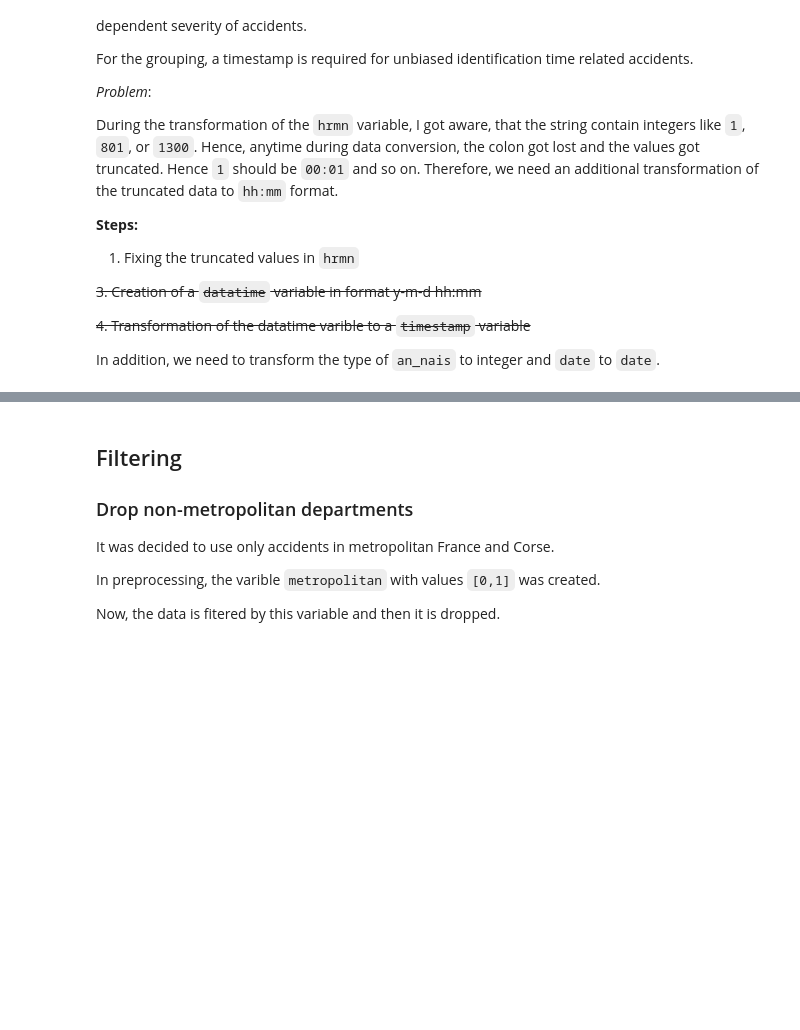
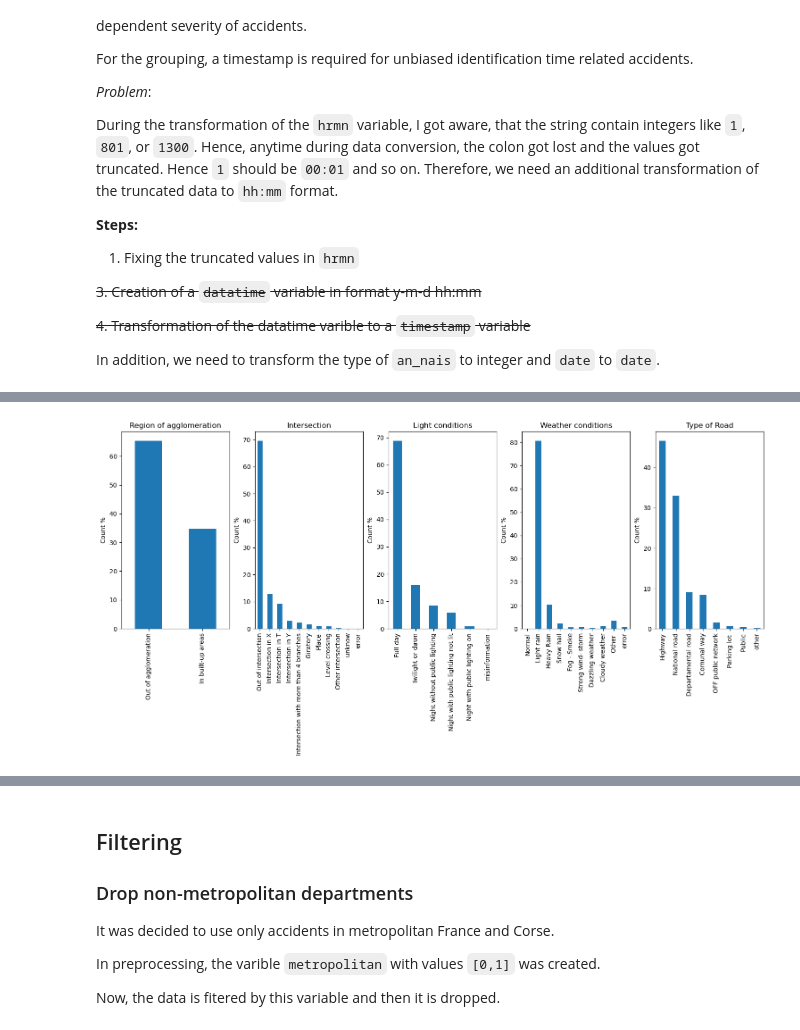
Before and after one commit to tiagoru/Road_accidents_france, a Jupyter notebook: Final_Notebook_2_data_cleaning_imputation_encoding.ipynb, the cells around one changed output, grey strips where cells are left out. Saved outputs shown, nothing was run; the diff lists cells and outputs as text; code cells hidden in the pictures; blank space fills up the shorter version.

```diff
--- a/Final_Notebook_2_data_cleaning_imputation_encoding.ipynb
+++ b/Final_Notebook_2_data_cleaning_imputation_encoding.ipynb
@@ -182,0 +228,82 @@ df = df.assign(date = pd.to_datetime(df['date'], format='mixed'))
+# %%
+# exploring variables that might contribute to the accidents
+plt.figure(figsize=(15, 5))
+
+#agglomeration
+event_counts = df['agg'].value_counts()
+event_percentages = (event_counts / event_counts.sum()) * 100
+plt.subplot(1, 5, 1)
+plt.tight_layout(w_pad=3.0)
+event_percentages.plot.bar()
+labels = ['Out of agglomeration', 'In built-up areas']
+# Add labels and title to the plot
+plt.xticks(range(len(event_percentages)), labels)
+#plt.xlabel('Events')
+plt.ylabel('Count %')
+plt.title('Region of agglomeration')
+
+# light conditions for the accidents
+event_counts = df['lum'].value_counts()
+event_percentages = (event_counts / event_counts.sum()) * 100
+plt.subplot(1, 5, 3)
+event_percentages.plot.bar()
+labels = ['Full day', 'Twilight or dawn', 'Night without public lighting', 'Night with public lighting not lit', 'Night with public lighting on','misinformation']
+# Add labels and title to the plot
+plt.xticks(range(len(event_percentages)), labels)
+#plt.xlabel('Events')
+plt.ylabel('Count %')
+plt.title('Light conditions')
+
+# place of accident
+event_counts = df['int'].value_counts()
+labels = ['Out of intersection', 'Intersection in X', 'Intersection in T', 'Intersection in Y', 'Intersection with more than 4 branches',
+        ' Giratory','Place' , 'Level crossing','Other intersection',' unknow', 'error']
+
+# Add labels and title to the plot
+event_percentages = (event_counts / event_counts.sum()) * 100
+plt.subplot(1, 5, 2)
+event_percentages.plot.bar()
+# Add labels and title to the plot
+plt.xticks(range(len(event_percentages)), labels)
+#plt.xlabel('Events')
+plt.ylabel('Count %')
+plt.title('Intersection')
+
+
+# weather conditions
+event_counts = df['atm'].value_counts().sort_index()
+labels = ['Normal', 'Light rain', 'Heavy Rain', 'Snow hail', 'Fog - Smoke','Strong wind- storm','Dazzling weather' , 'Cloudy weather',
+          'Other ', 'error']
+
+event_percentages = (event_counts / event_counts.sum()) * 100
+plt.subplot(1, 5, 4)
+event_percentages.plot.bar()
+# Add labels and title to the plot
+plt.xticks(range(len(event_percentages)), labels)
+#plt.xlabel('Events')
+plt.ylabel('Count %')
+plt.title('Weather conditions')
+
+# type of road
+event_counts = df['catr'].value_counts()
+
+# Plot the event counts
+plt.subplot(1, 5, 5)
+labels = ['Highway', 'National road', 'Departamental road', 'Comunal way', 'OFF public network','Parking lot ', 'Public','other']
+
+event_percentages = (event_counts / event_counts.sum()) * 100
+event_percentages.plot.bar()
+# Add labels and title to the plot
+plt.xticks(range(len(event_percentages)), labels)
+#plt.xlabel('Events')
+plt.ylabel('Count %')
+plt.title('Type of Road')
+
+
+
+
+#plt.subplots_adjust(wspace=0.5, hspace=1.5)
+# Display the plot
+plt.show()
+# %% [output]
+[figure, added]
```
Also changed, not shown: parts of 14 cells of this notebook, 1 other file.
